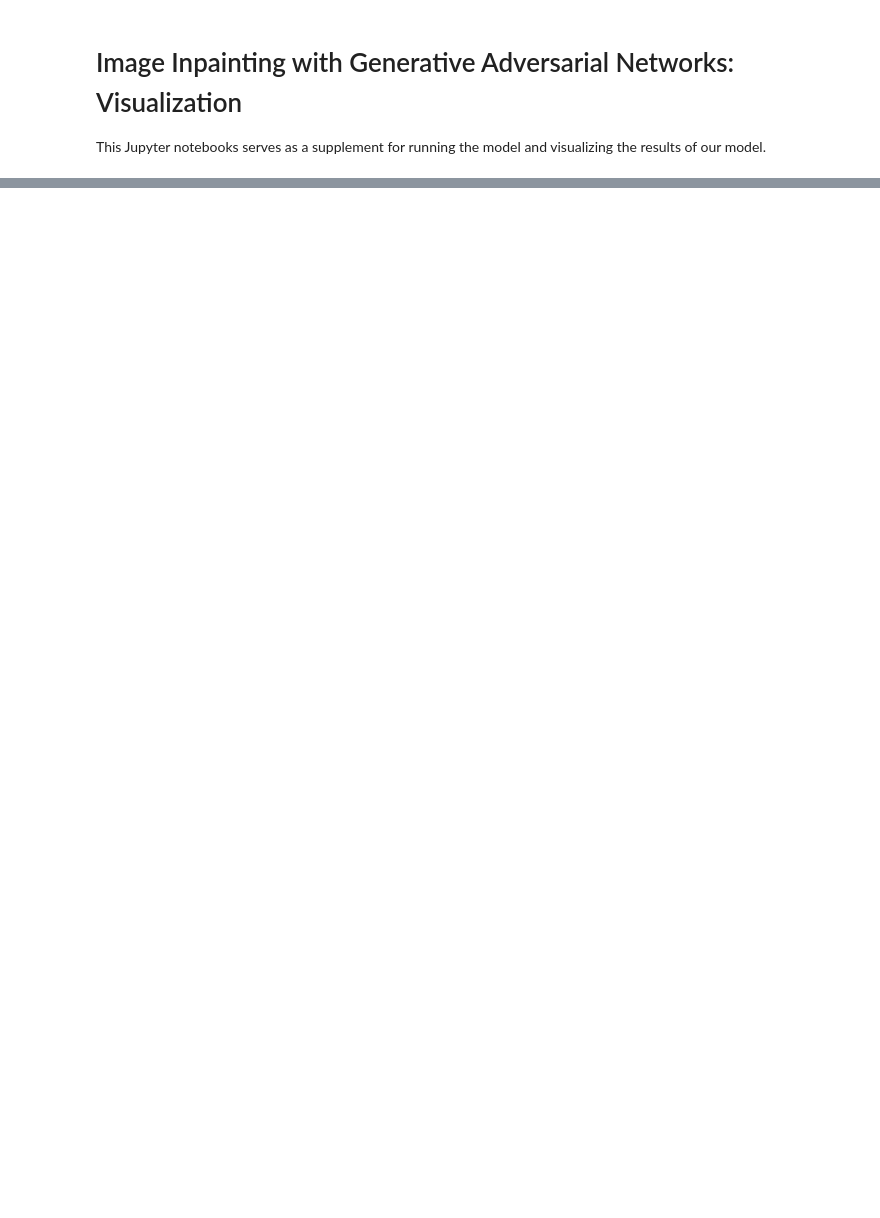
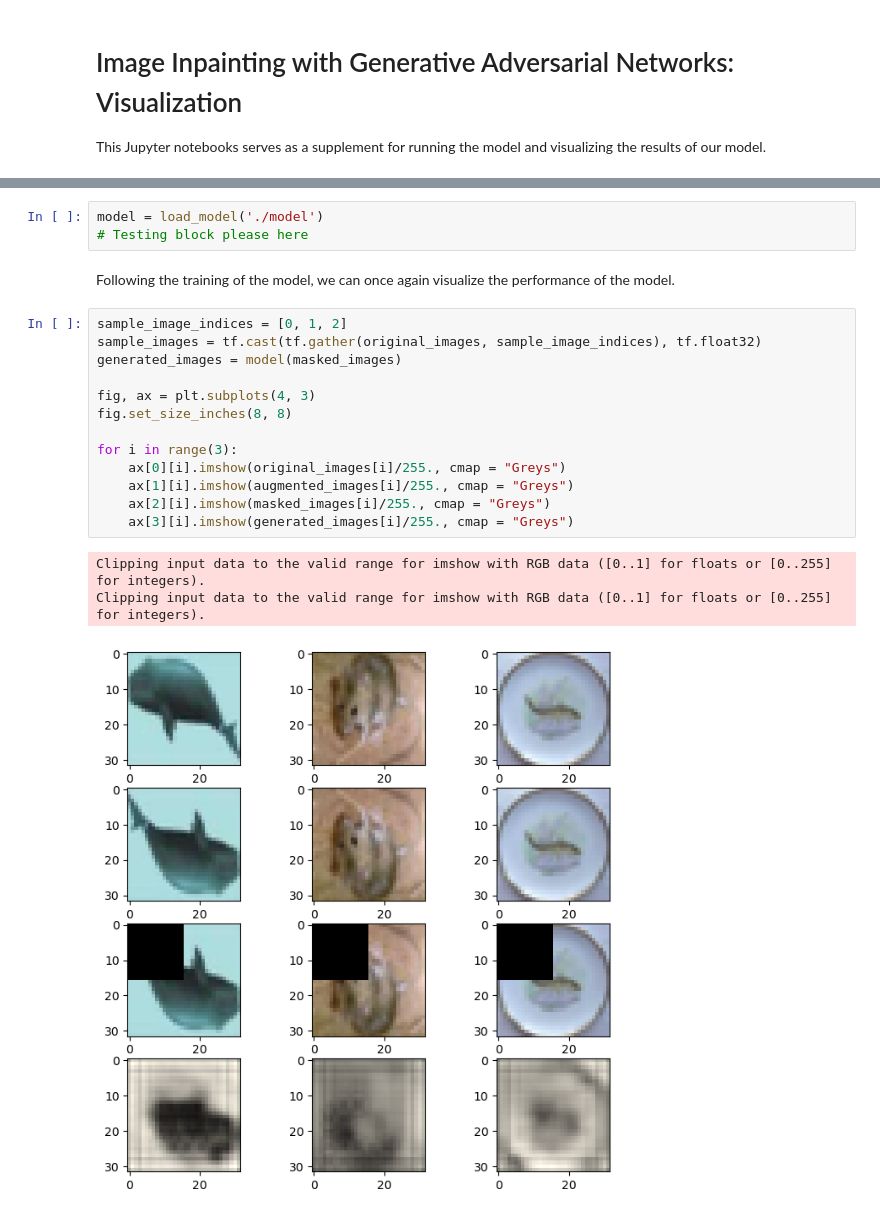
Before and after one commit to evwlu/image-inpainting, a Jupyter notebook: viz.ipynb, the cells around one changed output, grey strips where cells are left out. Drawn from its saved outputs; the diff is of its cells as text; blank space fills up the shorter version.

```diff
--- a/viz.ipynb
+++ b/viz.ipynb
@@ -18,0 +107,22 @@ ModuleNotFoundError: No module named 'cv2'
+# %%
+model = load_model('./model')
+# Testing block please here
+# %% [markdown]
+Following the training of the model, we can once again visualize the performance of the model.
+# %%
+sample_image_indices = [0, 1, 2]
+sample_images = tf.cast(tf.gather(original_images, sample_image_indices), tf.float32)
+generated_images = model(masked_images)
+
+fig, ax = plt.subplots(4, 3)
+fig.set_size_inches(8, 8)
+
+for i in range(3):
+    ax[0][i].imshow(original_images[i]/255., cmap = "Greys")
+    ax[1][i].imshow(augmented_images[i]/255., cmap = "Greys")
+    ax[2][i].imshow(masked_images[i]/255., cmap = "Greys")
+    ax[3][i].imshow(generated_images[i]/255., cmap = "Greys")
+# %% [output]
+Clipping input data to the valid range for imshow with RGB data ([0..1] for floats or [0..255] for integers).
+Clipping input data to the valid range for imshow with RGB data ([0..1] for floats or [0..255] for integers).
+[figure, added]
```
Also changed, not shown: parts of 10 cells of this notebook, 2 other files.
